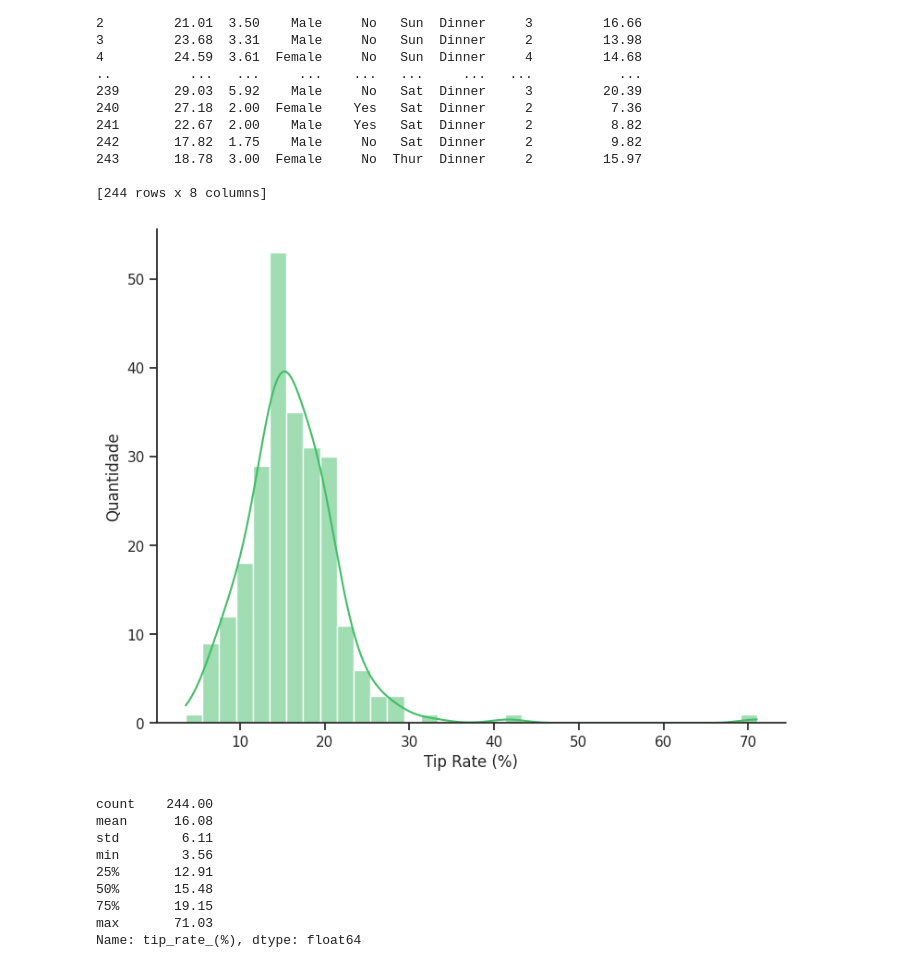
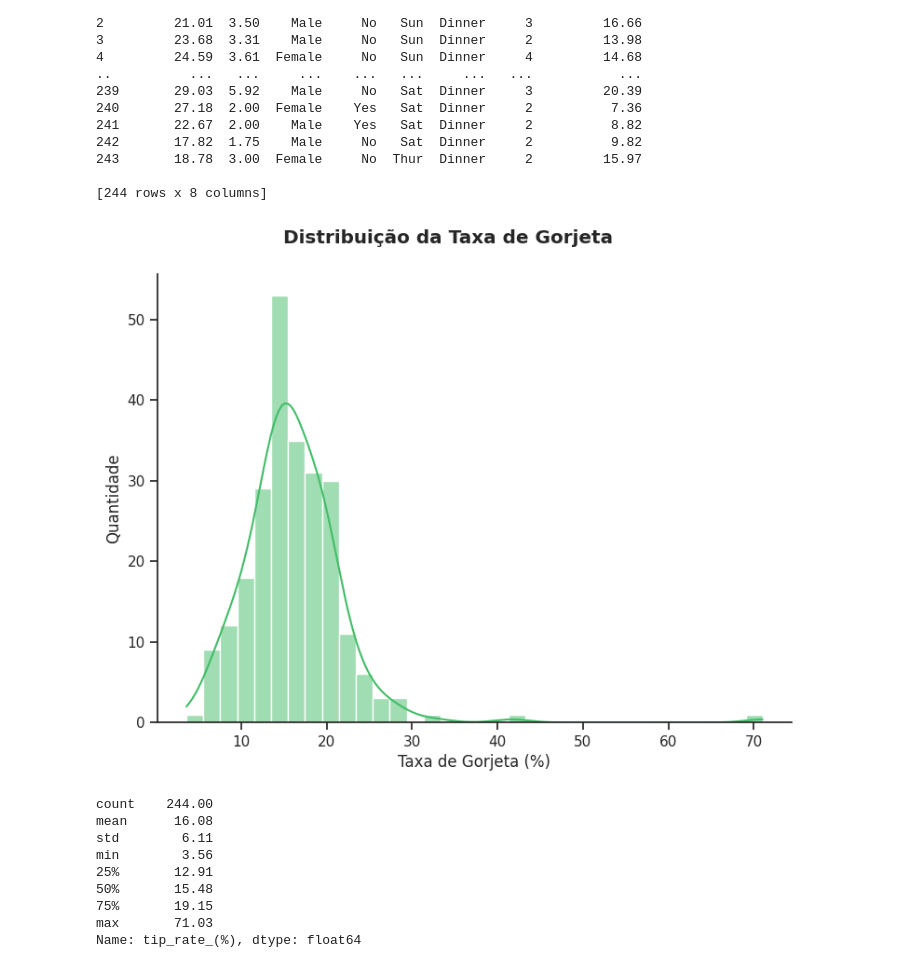
Before and after one commit to vikpires/DS_tips-dataset, a Jupyter notebook: notebooks/01-exploratory_data_analysis.ipynb, the cells around one changed output. Saved outputs shown, nothing was run; the diff lists cells and outputs as text; code cells hidden in the pictures.

```diff
--- a/notebooks/01-exploratory_data_analysis.ipynb
+++ b/notebooks/01-exploratory_data_analysis.ipynb
@@ -105,17 +105,14 @@ O dataframe possui 7 variáveis, sendo elas classificadas como:
 # %% [markdown]
 Existem valores faltantes ou nulos `(NaN)` no conjunto de dados?
 # %%
-# Análise de valores faltantes ou nulos nas variáveis
+# Analisando os valores faltantes ou nulos nas variáveis
 number_of_nan_by_column = df.isnull().sum().loc[lambda x: x > 0]
 number_of_nan_rows = df.isnull().any(axis=1).sum()
 
+if number_of_nan_rows == 0:
+    print("O conjunto não possui dados faltantes.")
+else:
+    print(f"O conjunto possui {number_of_nan_rows} linhas com dados faltantes.")
+
 display(number_of_nan_by_column)
-display(Markdown(
-    "<br>"
-    f"O conjunto de dados possui `{number_of_nan_rows}` linhas com valores faltantes.\n"
-    "Logo, constatou-se que não há valores faltantes no conjunto de dados."
-    "\n---"
-))
-
-df.dropna(inplace=True)
 # %% [output]
@@ -404,23 +379,15 @@ print(df.round(2))
 
 [244 rows x 8 columns]
 # %%
-# Histograma da variável tip_rate_(%)
-
-# Suprimindo potenciais avisos de erro
+# Criando o histograma da variável tip_rate_(%) com KDE
 with warnings.catch_warnings():
     warnings.simplefilter("ignore")
-
-    # Plotando o gráfico de distribuição com kde
     g = sns.displot(df['tip_rate_(%)'], kde=True, height=6, aspect=1.25, color=colors[0])
-
-    # Ajustando o layout da figura
     plt.tight_layout(pad=0.4, w_pad=0.5, h_pad=1.0)
-
-    # Adicionando o rótulo do eixo y
-    g.set_axis_labels("Tip Rate (%)", "Quantidade")
-
-# Exibindo o gráfico
+    plt.subplots_adjust(top=0.9)
+    g.set_axis_labels("Taxa de Gorjeta (%)", "Quantidade")
+    g.fig.suptitle('Distribuição da Taxa de Gorjeta', weight='bold')
 plt.show()
 # %% [output]
-[figure, old version]
+[figure, new version]
 # %%
```
Also changed, not shown: parts of 26 cells of this notebook.
